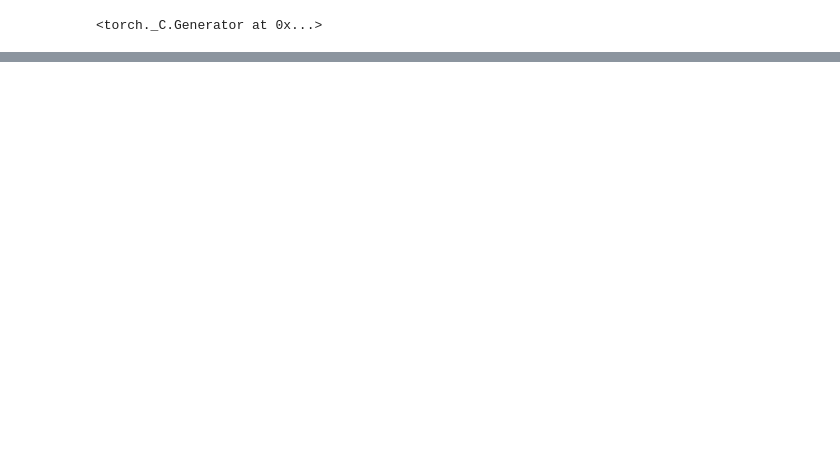
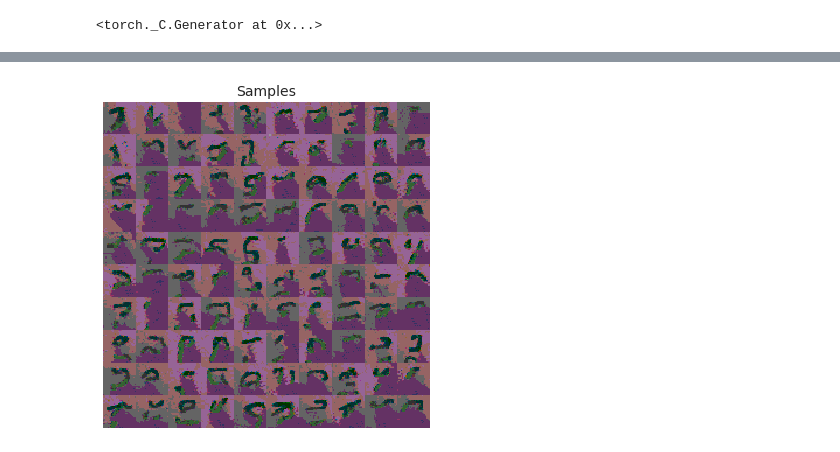
Before and after one commit to aliscafo/deep-unsupervised-learning-2019, a Jupyter notebook: hw1/task3.ipynb, the cells around one changed output, grey strips where cells are left out. Drawn from its saved outputs; the diff is of its cells as text; code cells hidden in the pictures; blank space fills up the shorter version.

```diff
--- a/hw1/task3.ipynb
+++ b/hw1/task3.ipynb
@@ -50,0 +214,30 @@ plt.show()
+# %%
+model.eval()
+samples = np.zeros((100, 28, 28, 3), dtype=np.uint8)
+for y in range(28):
+    for x in range(28):
+        for c in range(3):
+            with torch.no_grad():
+                in_samples = torch.LongTensor(samples).permute(length, rgb_colors, height, width).cuda()
+                out = model(in_samples)
+                probs = F.softmax(out, dim=4).cpu().numpy()
+            for i in range(100):
+                samples[i, y, x, c] = np.random.choice(4, p=probs[i, c, y, x])
+num_elems = 10
+rgb = 3
+n = 10
+
+examples = np.zeros((dim * num_elems, num_elems * dim, rgb), dtype=int)
+
+for k, img in enumerate(samples):
+    i = k // n
+    j = k % n
+    examples[i * dim : (i + 1) * dim, j * dim : (j + 1) * dim, ] = img * 50
+
+plt.figure(figsize=(6, 6))
+plt.axis('off')
+plt.imshow(examples)
+plt.title('Samples', fontsize=14)
+plt.show()
+# %% [output]
+[figure, added]
```
Also changed, not shown: parts of 11 cells of this notebook.
